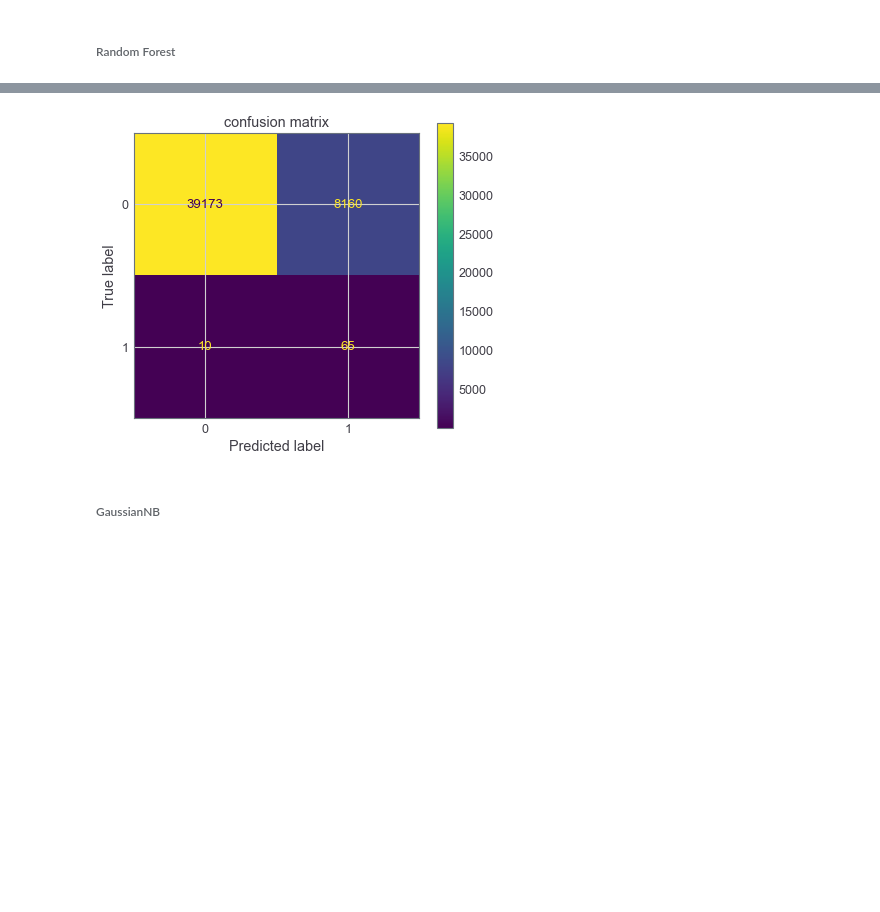
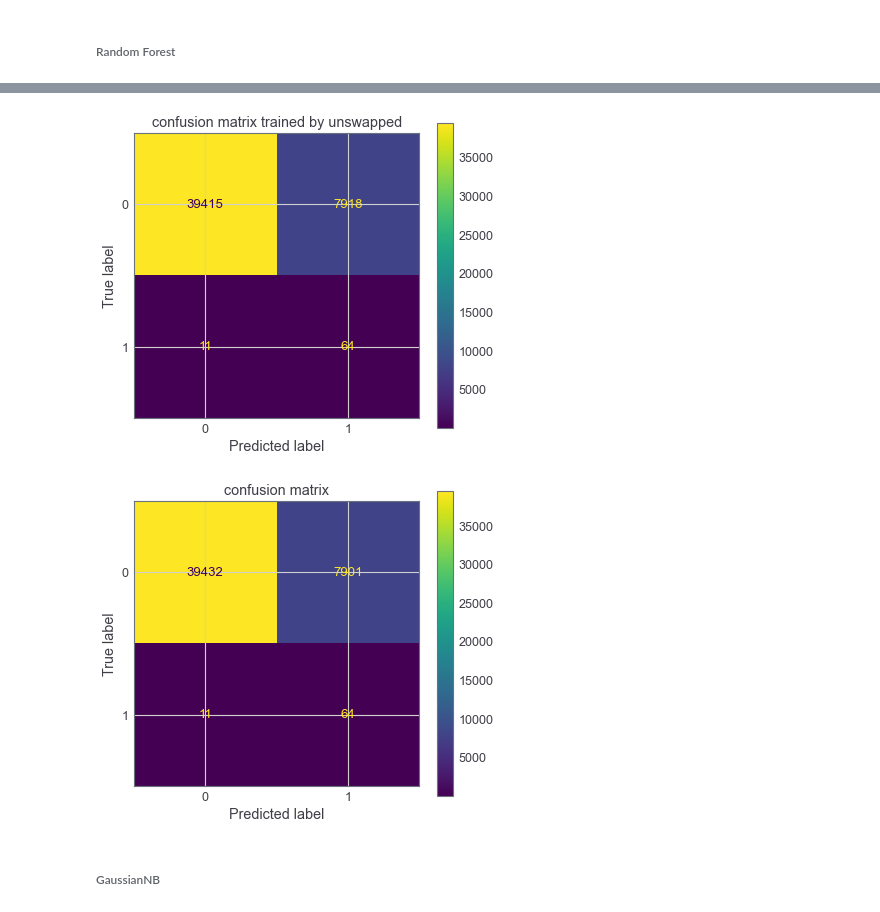
Before and after one commit to Timo9Madrid7/CS4035CyberDataAnalytics, a Jupyter notebook: assignment1/code/Lab1-2021.ipynb, the cells around one changed output, grey strips where cells are left out. Saved outputs shown, nothing was run; the diff lists cells and outputs as text; code cells hidden in the pictures; blank space fills up the shorter version.

```diff
--- a/assignment1/code/Lab1-2021.ipynb
+++ b/assignment1/code/Lab1-2021.ipynb
@@ -690,11 +691,17 @@ Unswapped AUC = 0.9177963225093134 Swapped AUC = 0.9197591532334733
-# %%
-# plotting confusion matrix
-rf.fit(x_train_unswapped, y_train_unswapped)
-plot_confusion_matrix(rf, x_test, y_test)
-plt.title('confusion matrix')
-plt.show()
-# %% [output]
-[figure, removed]
+# %%
+rf.fit(x_train_unswapped, y_train_unswapped)
+plot_confusion_matrix(rf, x_test, y_test)
+plt.title('confusion matrix trained by unswapped')
+plt.savefig('./figures/privacy_RF_cm_unswapped.pdf', dpi=1200)
+rf.fit(x_train_swapped, y_train_swapped)
+plot_confusion_matrix(rf, x_test, y_test)
+plt.title('confusion matrix trained by swapped')
+plt.savefig('./figures/privacy_RF_cm_swapped.pdf', dpi=1200)
+plt.title('confusion matrix')
+plt.show()
+# %% [output]
+[figure, added]
+[figure, added]
 # %% [markdown]
 ######  GaussianNB
 # %%
```
Also changed, not shown: parts of 52 cells of this notebook.
